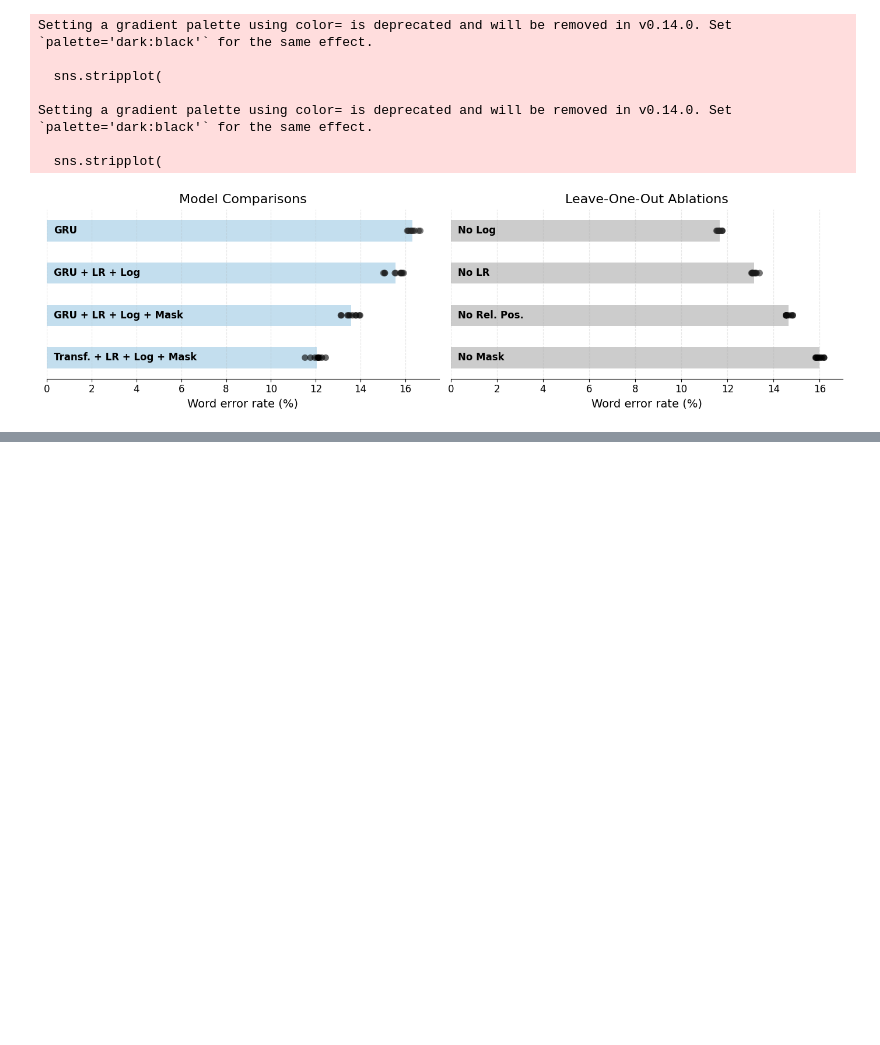
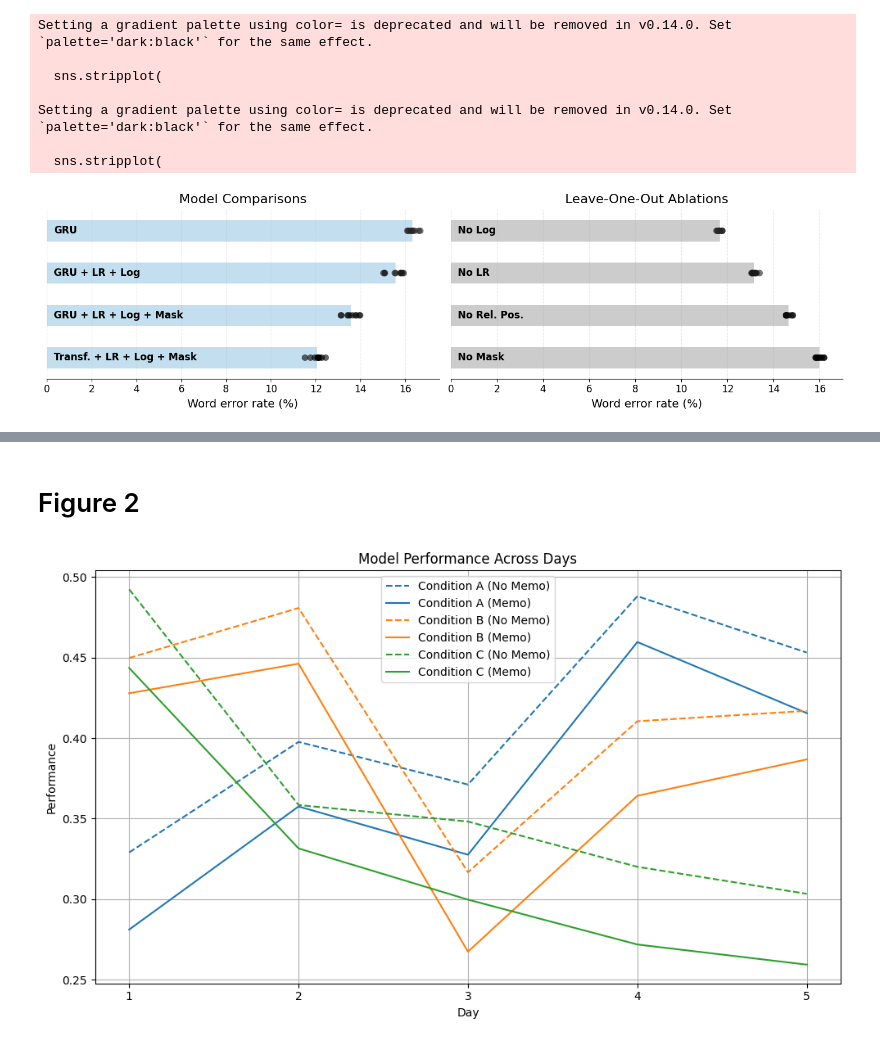
Before and after one commit to ebrahimfeghhi/transformers_with_dietcorp, a Jupyter notebook: notebooks/figures/figure_plots.ipynb, the cells around one changed output, grey strips where cells are left out. Drawn from its saved outputs; the diff is of its cells as text; code cells hidden in the pictures; blank space fills up the shorter version.

```diff
--- a/notebooks/figures/figure_plots.ipynb
+++ b/notebooks/figures/figure_plots.ipynb
@@ -157,0 +250,31 @@ Setting a gradient palette using color= is deprecated and will be removed in v0.
+# %% [markdown]
+# Figure 2
+# %%
+import matplotlib.pyplot as plt
+import numpy as np
+
+# Example data
+days = np.arange(1, 6)  # Days 1 to 5
+conditions = ['Condition A', 'Condition B', 'Condition C']
+colors = ['tab:blue', 'tab:orange', 'tab:green']
+
+# Fake data: shape (n_conditions, n_days)
+performance_no_memo = np.random.uniform(0.3, 0.5, size=(3, 5))
+performance_memo = performance_no_memo - np.random.uniform(0.02, 0.05, size=(3, 5))  # Memo does better
+
+plt.figure(figsize=(10, 6))
+
+for i, (cond, color) in enumerate(zip(conditions, colors)):
+    plt.plot(days, performance_no_memo[i], linestyle='--', color=color, label=f'{cond} (No Memo)')
+    plt.plot(days, performance_memo[i], linestyle='-', color=color, label=f'{cond} (Memo)')
+
+plt.xlabel('Day')
+plt.ylabel('Performance')
+plt.title('Model Performance Across Days')
+plt.xticks(days)
+plt.legend()
+plt.grid(True)
+plt.tight_layout()
+plt.show()
+# %% [output]
+[figure, added]
```
Also changed, not shown: parts of 7 cells of this notebook, 5 other files.
